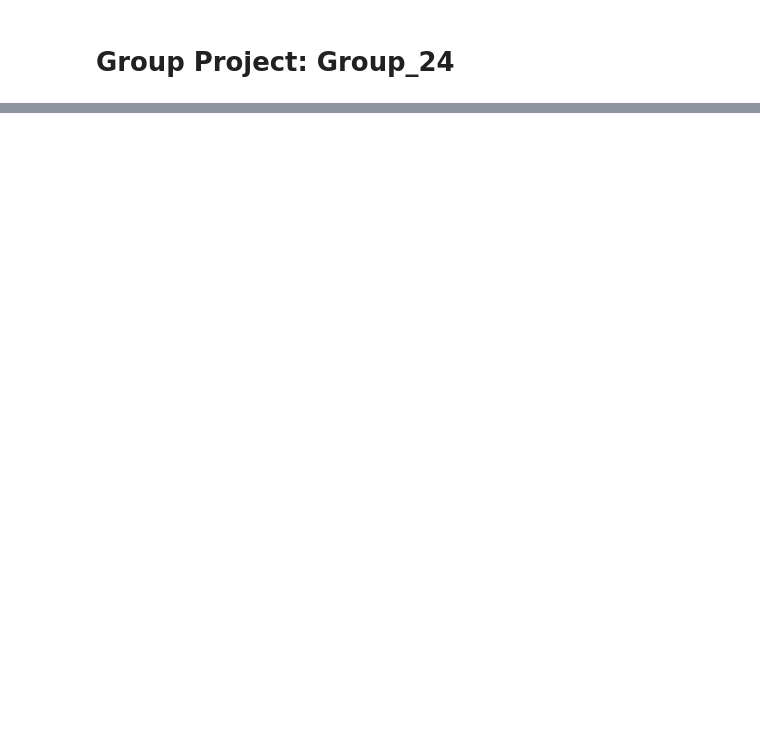
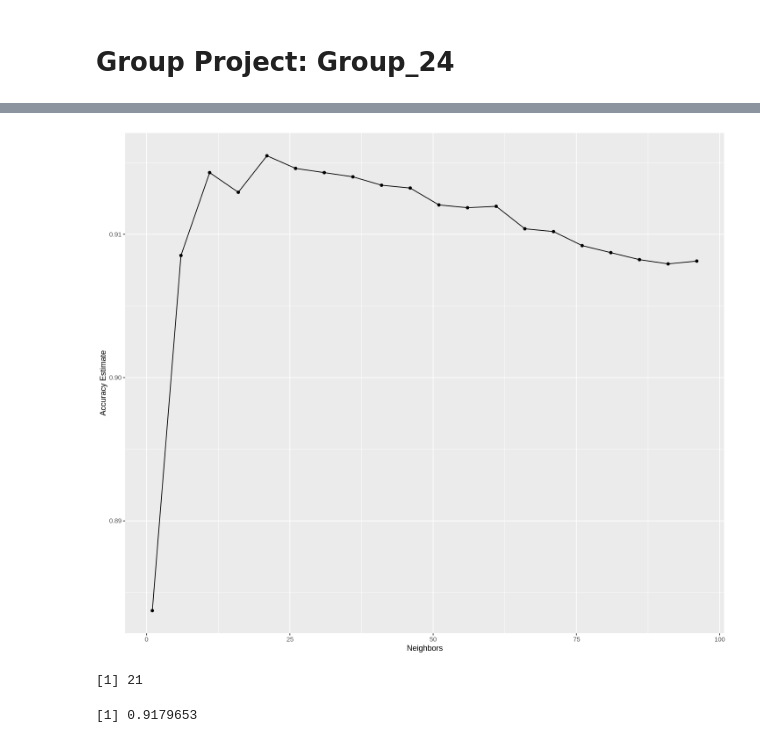
Before and after one commit to EdwardWangDataScience/Project_Proposal_Group_24, a Jupyter notebook: main/Group_project.ipynb, the cells around one changed output, grey strips where cells are left out. Cells and saved outputs as stored; diff of their text form; code cells hidden in the pictures; blank space fills up the shorter version.

```diff
--- a/main/Group_project.ipynb
+++ b/main/Group_project.ipynb
@@ -26,0 +164,59 @@ Warning message:
+# %%
+vfold <- vfold_cv(beans_train, v = 5, strata = Class)
+
+k_vals <- tibble(neighbors = seq(from = 1, to = 100, by = 5))
+
+knn_spec <- nearest_neighbor(weight_func = "rectangular", neighbors = tune()) %>%
+            set_engine("kknn") %>%
+            set_mode("classification")
+
+knn_results <- workflow() %>%
+  add_recipe(scaling_recipe) %>%
+  add_model(knn_spec) %>%
+  tune_grid(resamples = vfold, grid = k_vals) %>%
+  collect_metrics()
+
+accuracies <- knn_results %>%
+  filter(.metric == "accuracy")
+# %%
+options(repr.plot.width=12, repr.plot.height=10)
+
+accuracy_vs_k <- ggplot(accuracies, aes(x = neighbors, y = mean)) +
+  geom_point() +
+  geom_line() +
+  labs(x = "Neighbors", y = "Accuracy Estimate")
+
+accuracy_vs_k
+# %% [output]
+[figure, added]
+# %%
+kmax <- accuracies %>%
+  filter(mean == max(mean))%>%
+  pull(neighbors)
+
+kmax
+# %% [output]
+[1] 21
+# %%
+knn_spec <- nearest_neighbor(weight_func = "rectangular", neighbors = kmax) %>%
+            set_engine("kknn") %>%
+            set_mode("classification")
+
+beans_fit <- workflow() %>%
+  add_recipe(scaling_recipe) %>%
+  add_model(knn_spec) %>%
+  fit(data = beans_train)
+
+beans_summary <- beans_fit %>%
+  predict(beans_test) %>%
+  bind_cols(beans_test) %>%
+  metrics(truth = Class, estimate = .pred_class) %>%
+  filter(.metric == "accuracy")
+
+beans_accuracy <- beans_summary %>%
+                select(.estimate) %>%
+                pull()
+
+beans_accuracy
+# %% [output]
+[1] 0.9179653
```
Also changed, not shown: parts of 13 cells of this notebook.
